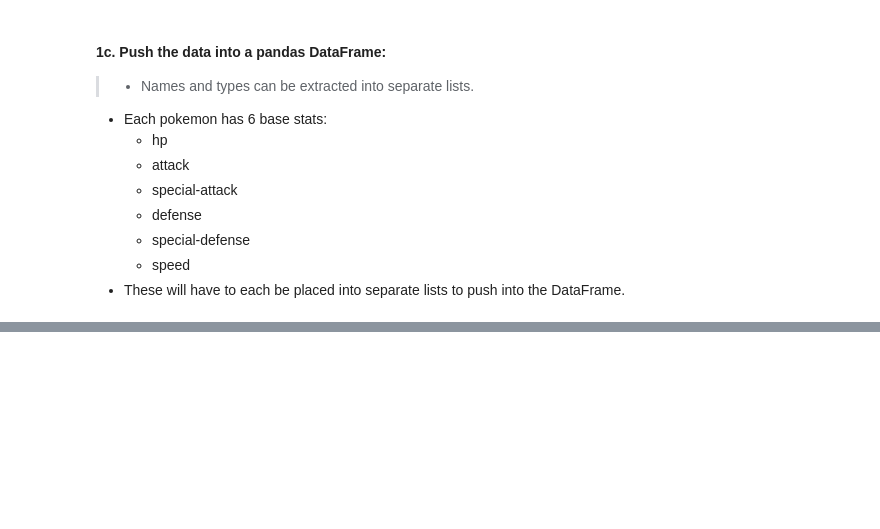
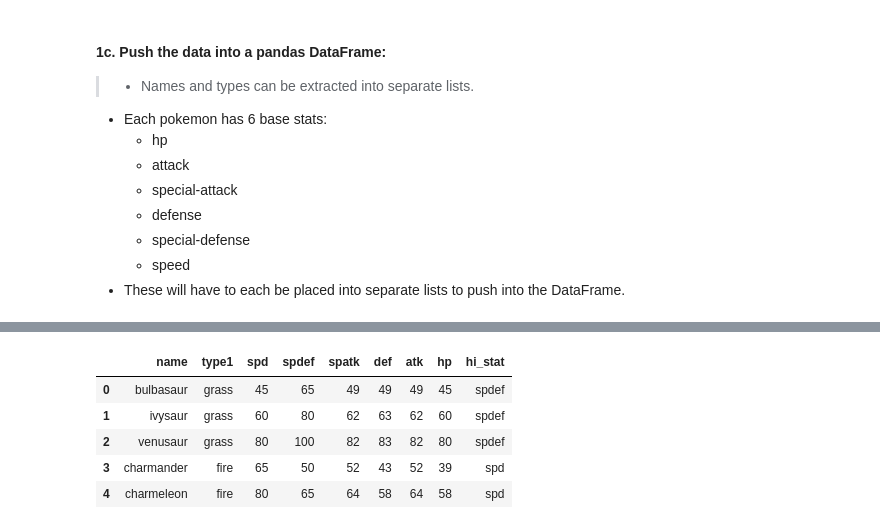
Before and after one commit to Mushtatoes/pokenalysis, a Jupyter notebook: Pokemon_Type_1_to_Highest_Base_Stat.ipynb, the cells around one changed output, grey strips where cells are left out. Cells and saved outputs as stored; diff of their text form; code cells hidden in the pictures; blank space fills up the shorter version.

```diff
--- a/Pokemon_Type_1_to_Highest_Base_Stat.ipynb
+++ b/Pokemon_Type_1_to_Highest_Base_Stat.ipynb
@@ -118,0 +123,11 @@ print(pokemon_df)
+# %%
+pokemon_df['hi_stat'] = pokemon_df[['spd','spdef','spatk','def','atk','hp']].idxmax(axis=1)
+
+pokemon_df.head()
+# %% [output]
+|  | name | type1 | spd | spdef | spatk | def | atk | hp | hi_stat |
+| 0 | bulbasaur | grass | 45 | 65 | 49 | 49 | 49 | 45 | spdef |
+| 1 | ivysaur | grass | 60 | 80 | 62 | 63 | 62 | 60 | spdef |
+| 2 | venusaur | grass | 80 | 100 | 82 | 83 | 82 | 80 | spdef |
+| 3 | charmander | fire | 65 | 50 | 52 | 43 | 52 | 39 | spd |
+| 4 | charmeleon | fire | 80 | 65 | 64 | 58 | 64 | 58 | spd |
```
Also changed, not shown: parts of 7 cells of this notebook.
